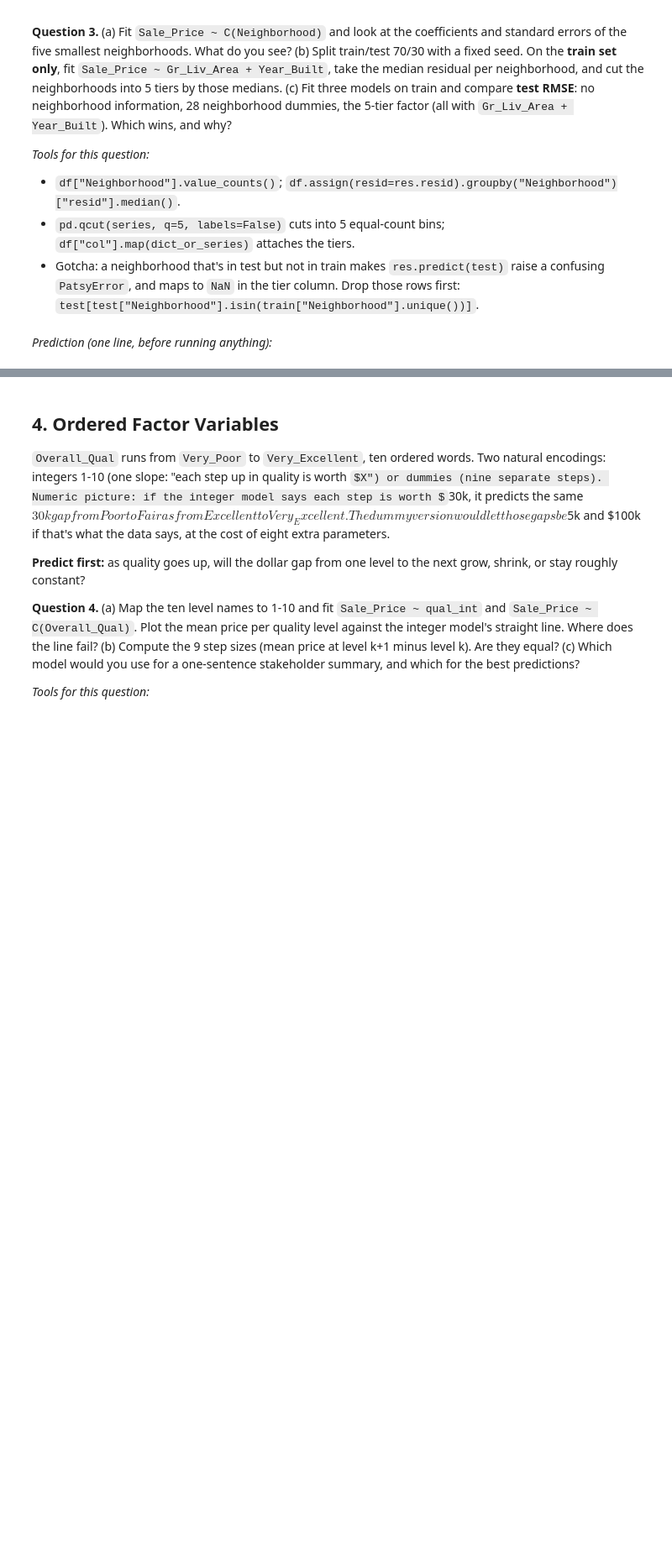
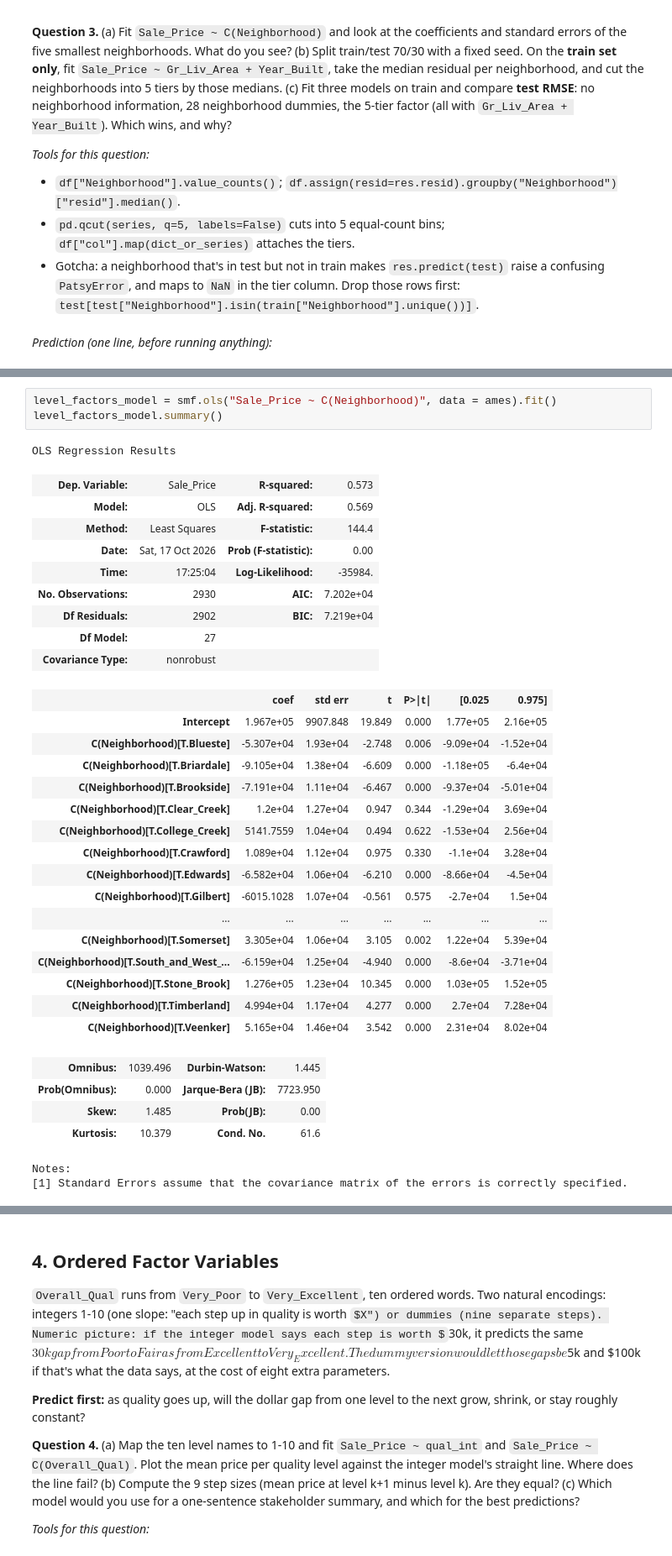
Before and after one commit to BaoLe040507/understand_ml_stats, a Jupyter notebook: Textbooks/practical_stats_for_ds/notebooks/09_factor-variables-in-regression.ipynb, the cells around one changed output, grey strips where cells are left out. Shown at 84% size. Cells and saved outputs as stored; diff of their text form; some formulas as TeX source; blank space fills up the shorter version.

```diff
--- a/Textbooks/practical_stats_for_ds/notebooks/09_factor-variables-in-regression.ipynb
+++ b/Textbooks/practical_stats_for_ds/notebooks/09_factor-variables-in-regression.ipynb
@@ -71,0 +211,36 @@ _Prediction (one line, before running anything):_
+# %%
+level_factors_model = smf.ols("Sale_Price ~ C(Neighborhood)", data = ames).fit()
+level_factors_model.summary()
+# %% [output]
+OLS Regression Results
+| Dep. Variable: | Sale_Price | R-squared: | 0.573 |
+| Model: | OLS | Adj. R-squared: | 0.569 |
+| Method: | Least Squares | F-statistic: | 144.4 |
+| Date: | Sat, 17 Oct 2026 | Prob (F-statistic): | 0.00 |
+| Time: | 17:25:04 | Log-Likelihood: | -35984. |
+| No. Observations: | 2930 | AIC: | 7.202e+04 |
+| Df Residuals: | 2902 | BIC: | 7.219e+04 |
+| Df Model: | 27 |  |  |
+| Covariance Type: | nonrobust |  |  |
+|  | coef | std err | t | P>|t| | [0.025 | 0.975] |
+| Intercept | 1.967e+05 | 9907.848 | 19.849 | 0.000 | 1.77e+05 | 2.16e+05 |
+| C(Neighborhood)[T.Blueste] | -5.307e+04 | 1.93e+04 | -2.748 | 0.006 | -9.09e+04 | -1.52e+04 |
+| C(Neighborhood)[T.Briardale] | -9.105e+04 | 1.38e+04 | -6.609 | 0.000 | -1.18e+05 | -6.4e+04 |
+| C(Neighborhood)[T.Brookside] | -7.191e+04 | 1.11e+04 | -6.467 | 0.000 | -9.37e+04 | -5.01e+04 |
+| C(Neighborhood)[T.Clear_Creek] | 1.2e+04 | 1.27e+04 | 0.947 | 0.344 | -1.29e+04 | 3.69e+04 |
+| C(Neighborhood)[T.College_Creek] | 5141.7559 | 1.04e+04 | 0.494 | 0.622 | -1.53e+04 | 2.56e+04 |
+| C(Neighborhood)[T.Crawford] | 1.089e+04 | 1.12e+04 | 0.975 | 0.330 | -1.1e+04 | 3.28e+04 |
+| C(Neighborhood)[T.Edwards] | -6.582e+04 | 1.06e+04 | -6.210 | 0.000 | -8.66e+04 | -4.5e+04 |
+| C(Neighborhood)[T.Gilbert] | -6015.1028 | 1.07e+04 | -0.561 | 0.575 | -2.7e+04 | 1.5e+04 |
+| ... | ... | ... | ... | ... | ... | ... |
+| C(Neighborhood)[T.Somerset] | 3.305e+04 | 1.06e+04 | 3.105 | 0.002 | 1.22e+04 | 5.39e+04 |
+| C(Neighborhood)[T.South_and_West_... | -6.159e+04 | 1.25e+04 | -4.940 | 0.000 | -8.6e+04 | -3.71e+04 |
+| C(Neighborhood)[T.Stone_Brook] | 1.276e+05 | 1.23e+04 | 10.345 | 0.000 | 1.03e+05 | 1.52e+05 |
+| C(Neighborhood)[T.Timberland] | 4.994e+04 | 1.17e+04 | 4.277 | 0.000 | 2.7e+04 | 7.28e+04 |
+| C(Neighborhood)[T.Veenker] | 5.165e+04 | 1.46e+04 | 3.542 | 0.000 | 2.31e+04 | 8.02e+04 |
+| Omnibus: | 1039.496 | Durbin-Watson: | 1.445 |
+| Prob(Omnibus): | 0.000 | Jarque-Bera (JB): | 7723.950 |
+| Skew: | 1.485 | Prob(JB): | 0.00 |
+| Kurtosis: | 10.379 | Cond. No. | 61.6 |
+Notes:
+[1] Standard Errors assume that the covariance matrix of the errors is correctly specified.
```
Also changed, not shown: parts of 40 cells of this notebook, 1 other file.
